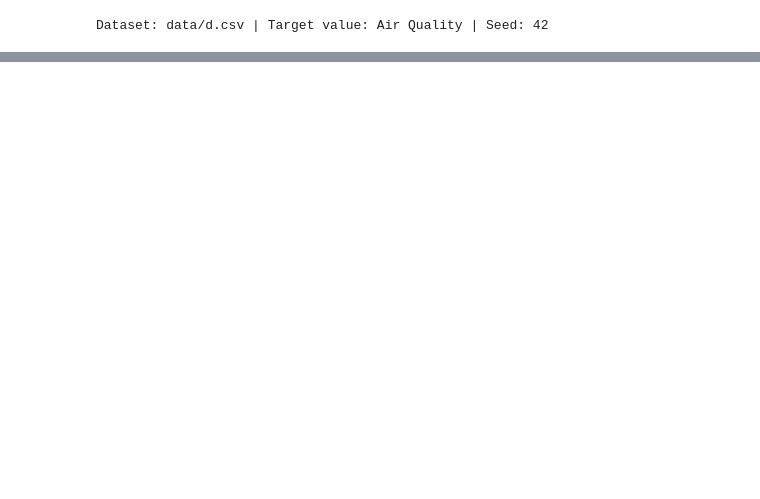
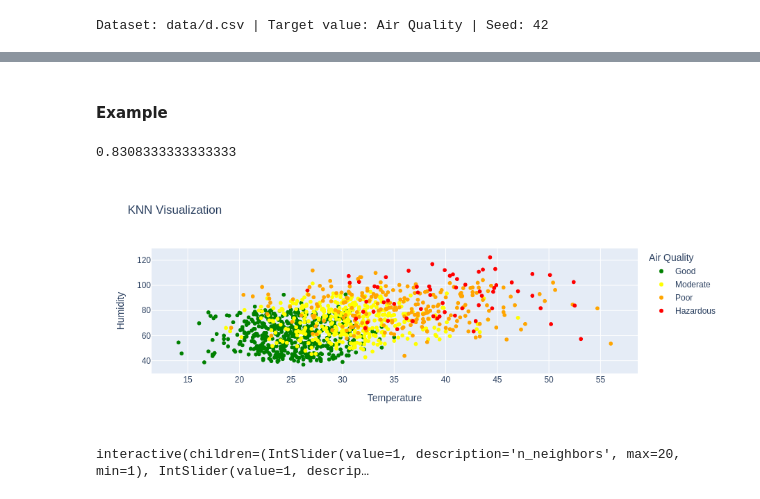
Before and after one commit to Ondralol/k-nearest-neighbours-article, a Jupyter notebook: main.ipynb, the cells around one changed output, grey strips where cells are left out. Saved outputs shown, nothing was run; the diff lists cells and outputs as text; code cells hidden in the pictures; blank space fills up the shorter version.

Commit message:
interactive graph

```diff
--- a/main.ipynb
+++ b/main.ipynb
@@ -193,0 +81,41 @@ interactive(children=(IntSlider(value=3, continuous_update=False, description='k
+# %%
+def train_model(*args,**kwargs):
+    """Function, that trains model with specific paraketrs, defined in kwargs.
+    ---
+    Attributes:
+    *args: Xtrain,Ytrain
+    **kwargs: options for training model
+    ---
+    Return: trained model
+    """
+    X = args[0]
+    y = args[1]
+    return KNeighborsClassifier(**kwargs).fit(X,y)
+# %% [markdown]
+#### Example
+# %%
+clf = train_model(Xtrain,ytrain,n_neighbors=5, metric = "minkowski", p = 1)
+metrics.accuracy_score(clf.predict(Xval),yval)
+# %% [output]
+0.8308333333333333
+# %%
+color_map = {
+    'Good': 'green',
+    'Moderate': 'yellow',
+    'Poor': 'orange',
+    'Hazardous': 'red'
+}
+category_order = ["Good", "Moderate", "Poor", "Hazardous"]
+# %%
+def show_graph(X, y_pred, x_ax='Temperature', y_ax='Humidity'):
+    df_viz = X.copy()
+    df_viz['Air Quality'] = y_pred
+    fig = px.scatter(df_viz, x=x_ax, y=y_ax, color='Air Quality', color_discrete_map=color_map,
+                     hover_data=df_viz, title='KNN Visualization',category_orders={'Air Quality':category_order})
+
+    fig["layout"].pop("updatemenus") # optional, drop animation buttons
+    fig.show()
+# %%
+show_graph(Xval,clf.predict(Xval))
+# %% [output]
+[figure, added]
@@ -193,0 +130,14 @@ interactive(children=(IntSlider(value=3, continuous_update=False, description='k
+# %%
+def dynamic_graph(**kwargs):
+    scale = kwargs.pop('scaler')
+    if scale:
+        # add scale
+        pass
+    clf = train_model(Xtrain,ytrain,**kwargs)
+    show_graph(Xval,clf.predict(Xval))
+
+
+interactive_plot = interactive(dynamic_graph, n_neighbors=n_neighbors_slider, p=p_slider,scaler=scale)
+interactive_plot
+# %% [output]
+interactive(children=(IntSlider(value=1, description='n_neighbors', max=20, min=1), IntSlider(value=1, descrip…
```
Also changed, not shown: parts of 11 cells of this notebook, 1 other file.
